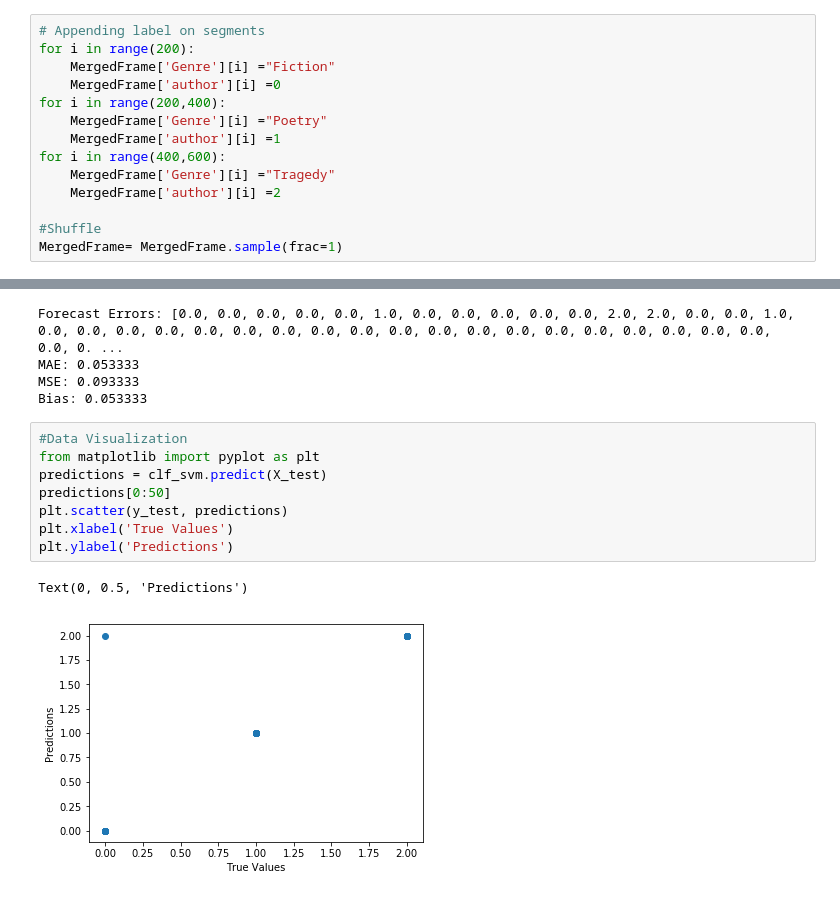
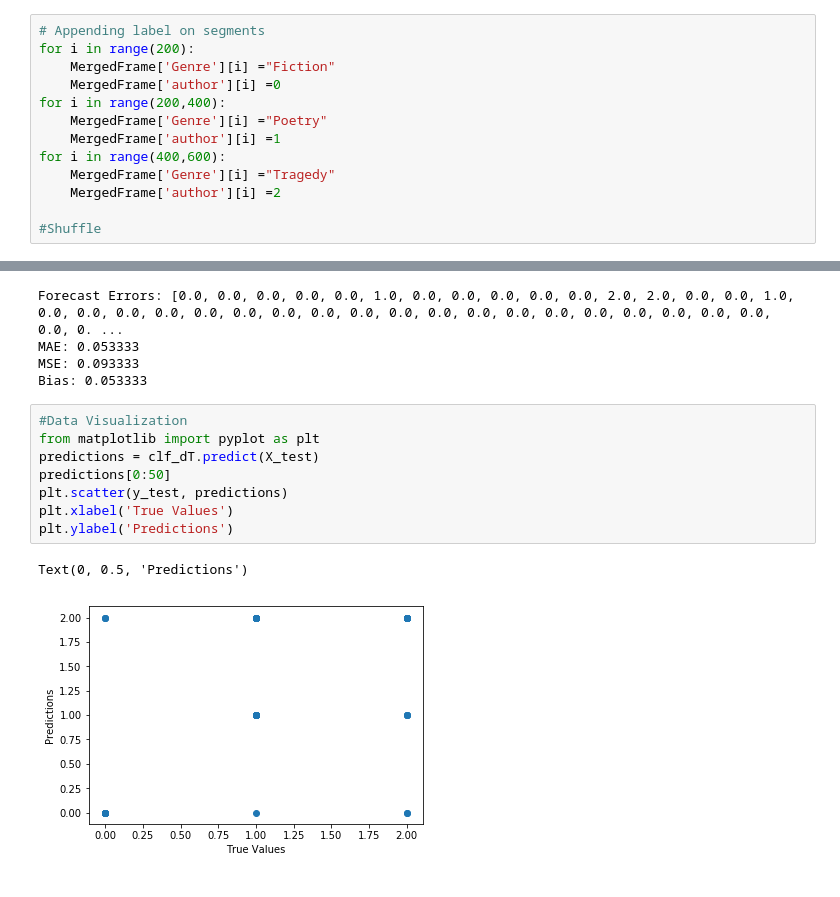
Before and after one commit to rashinagpal/NLP-Guttenberg-Classification, a Jupyter notebook: Classification.ipynb, the cells around one changed output, grey strips where cells are left out. Cells and saved outputs as stored; diff of their text form.

```diff
--- a/Classification.ipynb
+++ b/Classification.ipynb
@@ -130,5 +130,4 @@ for i in range(400,600):
     MergedFrame['author'][i] =2
 
 #Shuffle
-MergedFrame= MergedFrame.sample(frac=1)
 # %% [output]
@@ -596,11 +591,11 @@ Bias: 0.053333
 # %%
 #Data Visualization
 from matplotlib import pyplot as plt
-predictions = clf_svm.predict(X_test)
+predictions = clf_dT.predict(X_test)
 predictions[0:50]
 plt.scatter(y_test, predictions)
 plt.xlabel('True Values')
 plt.ylabel('Predictions')
 # %% [output]
 Text(0, 0.5, 'Predictions')
-[figure, old version]
+[figure, new version]
```
Also changed, not shown: parts of 12 cells of this notebook.
